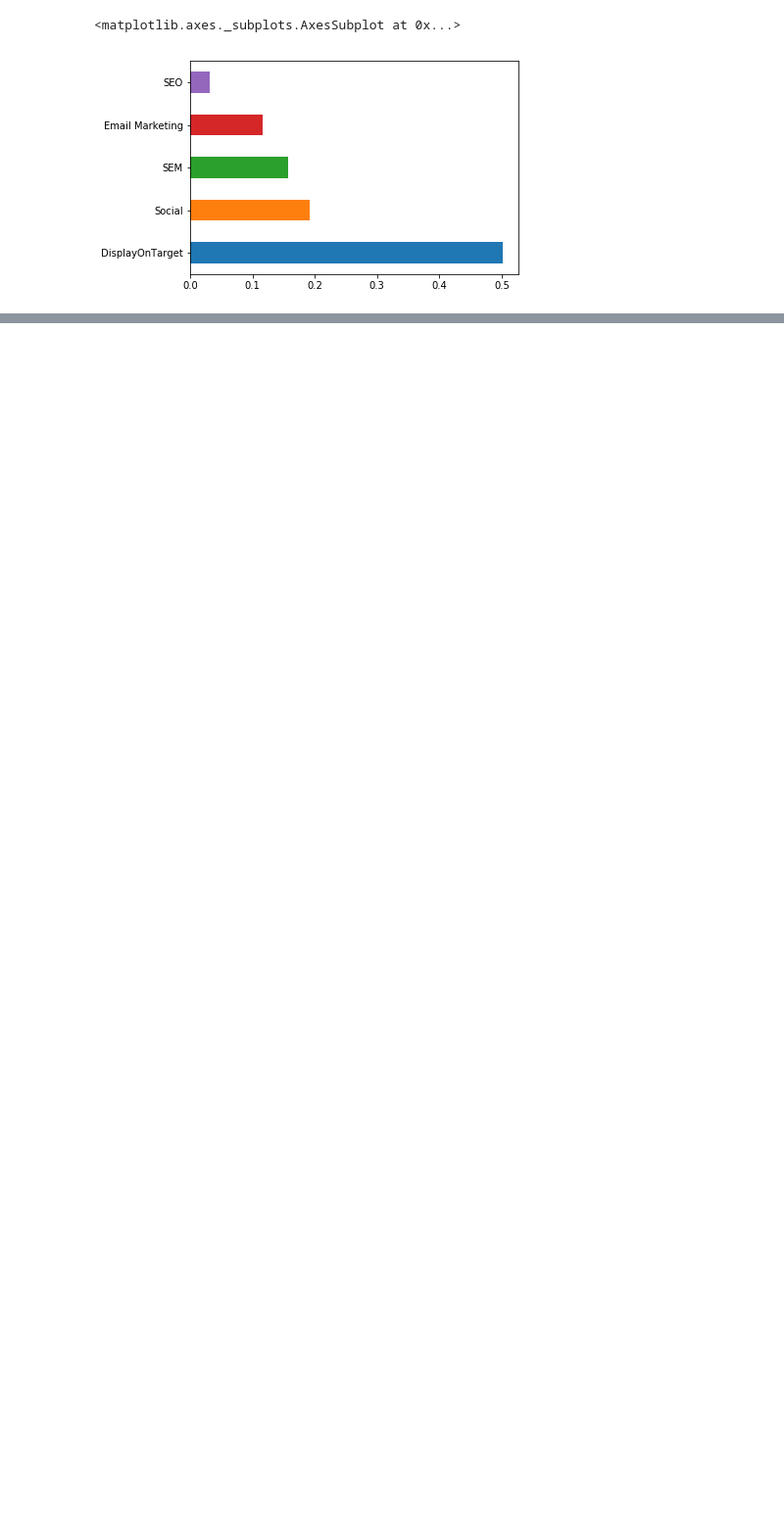
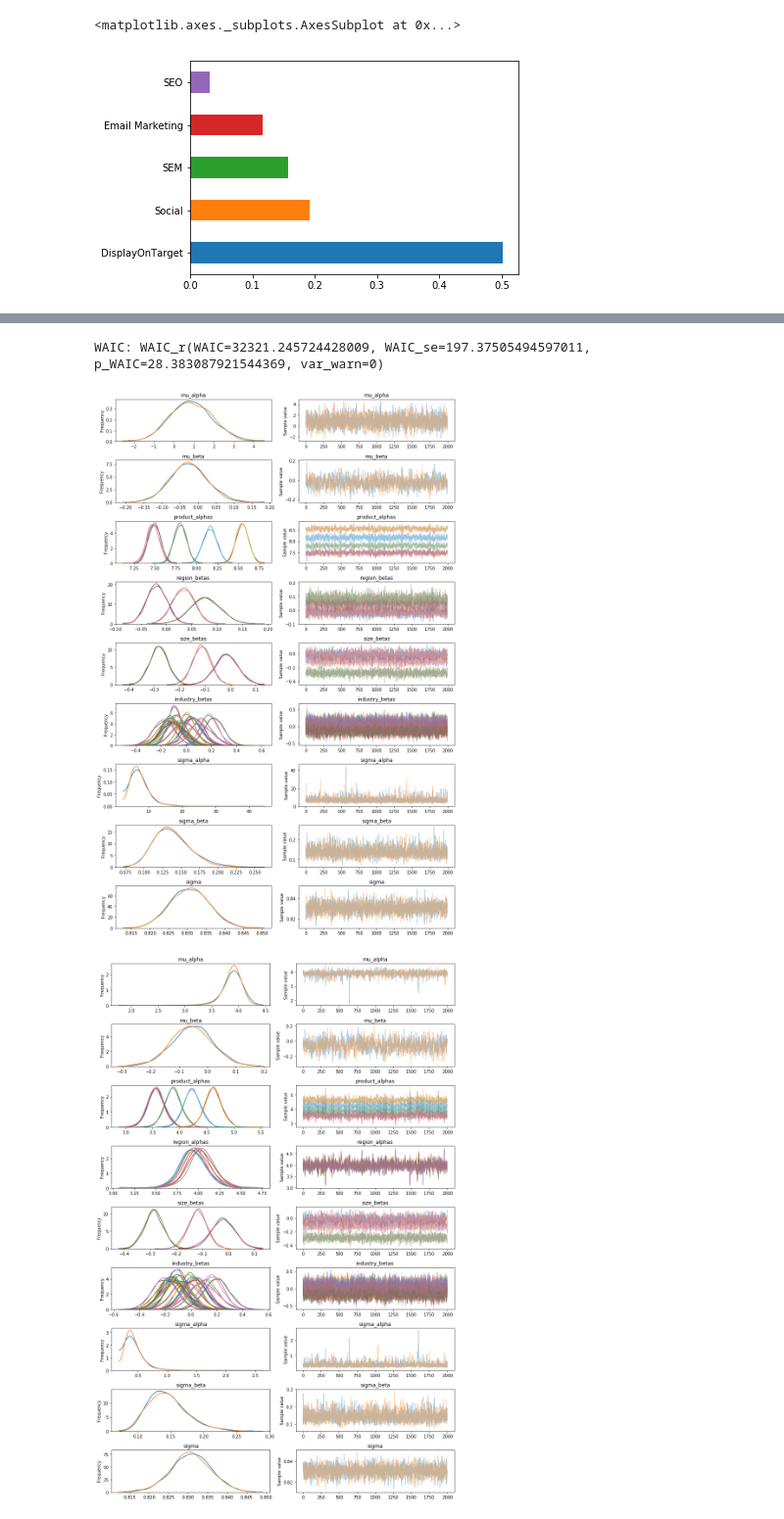
Before and after one commit to moocarme/pydata_2018, a Jupyter notebook: bayes_spend_tutorial.ipynb, the cells around one changed output, grey strips where cells are left out. Shown at 98% size. Cells and saved outputs as stored; diff of their text form; code cells hidden in the pictures; blank space fills up the shorter version.

Commit message:
working three-model notebook

```diff
--- a/bayes_spend_tutorial.ipynb
+++ b/bayes_spend_tutorial.ipynb
@@ -180,10 +135,0 @@ model_dict['pooled'] = model
-# %%
-# hierarchical with channel fixed effects
-with pm.Model() as model:
-    betas = pm.Normal('betas', mu=0., sd=1.0, shape=len(model_feats))
-    ch_betas = pm.Normal('ch_betas', 0, sd=1.0, shape=len(products))
-    sigma = pm.HalfCauchy('sigma', beta=1)
-
-    mu = ch_betas[X_sample['product_idx'].values]+pm.math.dot(betas, X_sample[model_feats].values.T)
-    mu_pred = pm.Normal('y', mu=mu, sd=sigma, observed=X_sample['log_amount'])
-model_dict['product_fe'] = model
@@ -227,5 +136,33 @@ tt.config.gcc.cxxflags = "-Wno-c++11-narrowing"
+# %%
+# hiearchical - product and region
+with pm.Model() as model:
+    # Hyperpriors
+    mu_a = pm.Normal('mu_alpha', mu=0., sd=1)
+    sigma_a = pm.HalfCauchy('sigma_alpha', beta=1)
+    mu_b = pm.Normal('mu_beta', mu=0., sd=1)
+    sigma_b = pm.HalfCauchy('sigma_beta', beta=1)
+
+    # product and region-level intercepts
+    product_alphas = pm.Normal('product_alphas', mu=mu_a, sd=sigma_a,
+                              shape=campaign_data['product'].nunique())
+    region_alphas = pm.Normal('region_alphas', mu=mu_a, sd=sigma_a,
+                         shape=campaign_data['region'].nunique())
+
+    # betas
+    size_betas = pm.Normal('size_betas', mu=mu_b, sd=sigma_b,
+                           shape=campaign_data['size'].nunique()-1)
+    industry_betas = pm.Normal('industry_betas', mu=mu_b, sd=sigma_b,
+                               shape=campaign_data['industry'].nunique()-1)
+    sigma = pm.HalfCauchy('sigma', beta=1)
+
+    mu = product_alphas[campaign_data['product_idx'].values]+\
+        region_alphas[campaign_data['region_idx'].values]+\
+        pm.math.dot(size_betas, dummy_dict['size'].values.T)+\
+        pm.math.dot(industry_betas, dummy_dict['industry'].values.T)
+    mu_pred = pm.Normal('y', mu=mu, sd=sigma,
+                        observed=campaign_data['log_billed_amount'])
+model_dict['product_region_alphas'] = model
 # %%
-trace_dict = {}
-for m in models:
-    print(m)
-    trace_dict[m] = run_model(model_dict[m], m, trace_num=5000, tune=2000)
+for m in ['product_alphas', 'product_region_alphas']:
+    trace_dict[m] = run_model(model_dict[m], m, trace_num=3000, tune=1000)
+# %% [output]
@@ -231,0 +181,3 @@ for m in models:
+WAIC: WAIC_r(WAIC=32321.245724428009, WAIC_se=197.37505494597011, p_WAIC=28.383087921544369, var_warn=0)
+[figure, added]
+[figure, added]
```
Also changed, not shown: parts of 20 cells of this notebook.
